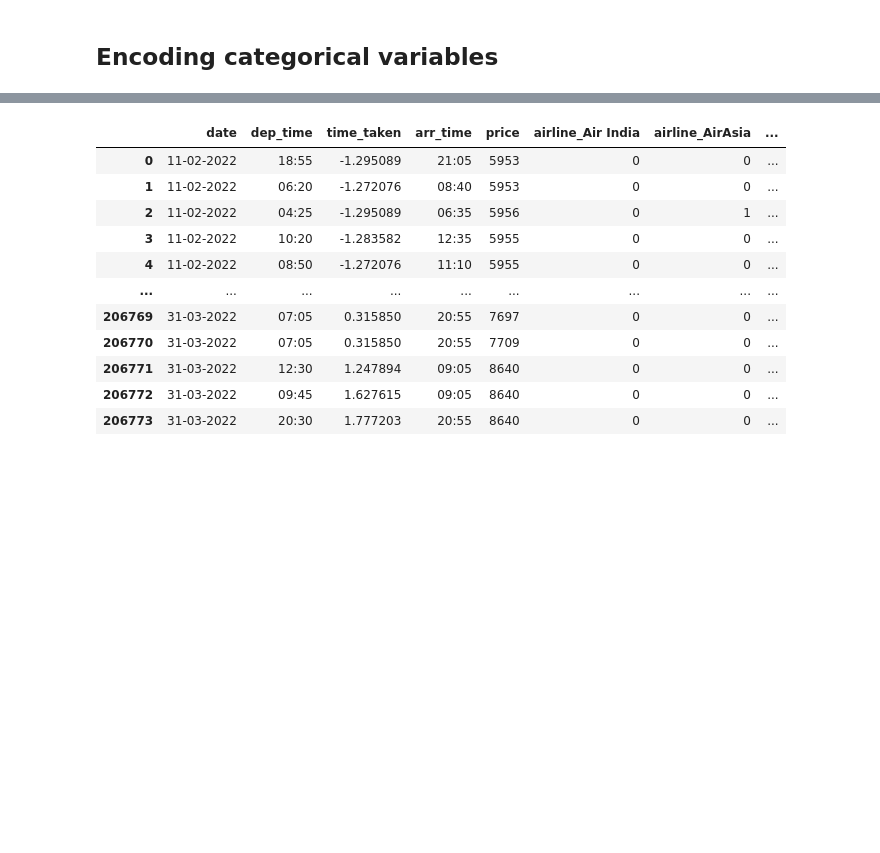
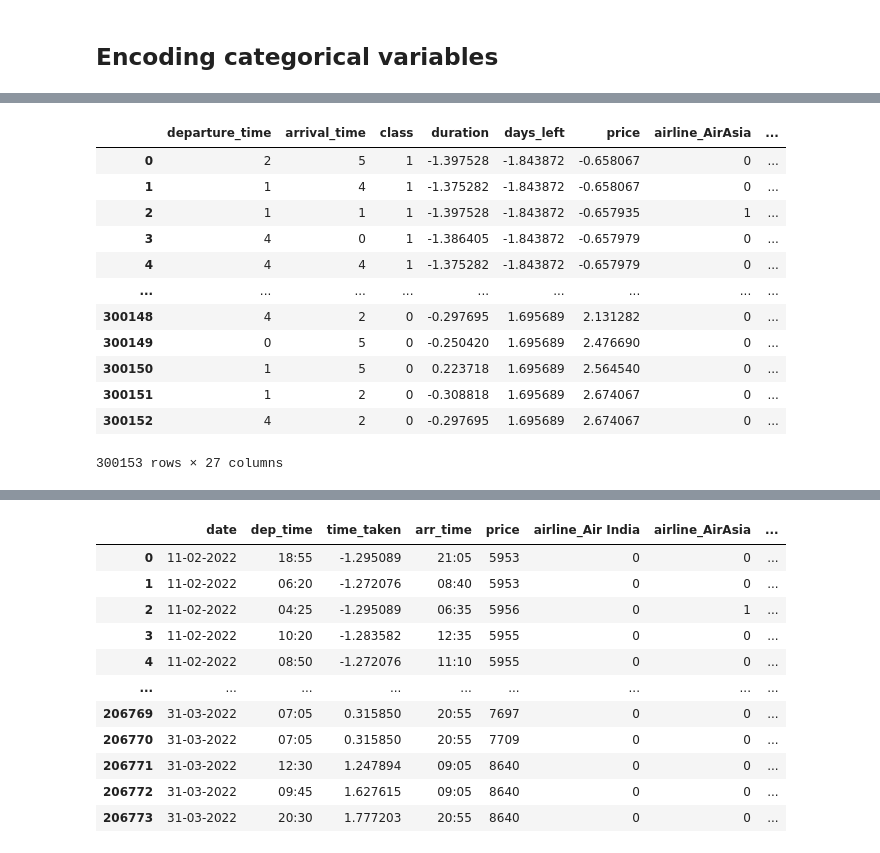
Before and after one commit to Pyame/Flight-Price-Prediction, a Jupyter notebook: main.ipynb, the cells around one changed output, grey strips where cells are left out. Drawn from its saved outputs; the diff is of its cells as text; code cells hidden in the pictures; blank space fills up the shorter version.

```diff
--- a/main.ipynb
+++ b/main.ipynb
@@ -945,3 +928,27 @@ df_clean_encoded
+# %%
+from sklearn.preprocessing import LabelEncoder
+# Label Encoding
+label_encoder = LabelEncoder()
+
+df_clean_encoded = pd.get_dummies(df_clean, columns=['airline', 'source_city', 'stops', 'destination_city'], dtype=int)
+df_clean_encoded['arrival_time'] = label_encoder.fit_transform(df_clean_encoded['arrival_time'])
+df_clean_encoded['departure_time'] = label_encoder.fit_transform(df_clean_encoded['departure_time'])
+df_clean_encoded['class'] = label_encoder.fit_transform(df_clean_encoded['class'])
+df_clean_encoded
+# %% [output]
+|  | departure_time | arrival_time | class | duration | days_left | price | airline_AirAsia | ... |
+| 0 | 2 | 5 | 1 | -1.397528 | -1.843872 | -0.658067 | 0 | ... |
+| 1 | 1 | 4 | 1 | -1.375282 | -1.843872 | -0.658067 | 0 | ... |
+| 2 | 1 | 1 | 1 | -1.397528 | -1.843872 | -0.657935 | 1 | ... |
+| 3 | 4 | 0 | 1 | -1.386405 | -1.843872 | -0.657979 | 0 | ... |
+| 4 | 4 | 4 | 1 | -1.375282 | -1.843872 | -0.657979 | 0 | ... |
+| ... | ... | ... | ... | ... | ... | ... | ... | ... |
+| 300148 | 4 | 2 | 0 | -0.297695 | 1.695689 | 2.131282 | 0 | ... |
+| 300149 | 0 | 5 | 0 | -0.250420 | 1.695689 | 2.476690 | 0 | ... |
+| 300150 | 1 | 5 | 0 | 0.223718 | 1.695689 | 2.564540 | 0 | ... |
+| 300151 | 1 | 2 | 0 | -0.308818 | 1.695689 | 2.674067 | 0 | ... |
+| 300152 | 4 | 2 | 0 | -0.297695 | 1.695689 | 2.674067 | 0 | ... |
+300153 rows × 27 columns
 # %%
 df_business_encoded = pd.get_dummies(df_business, columns=['airline', 'ch_code', 'from', 'stop', 'to'], dtype=int)
 df_business_encoded
```
Also changed, not shown: parts of 27 cells of this notebook.
